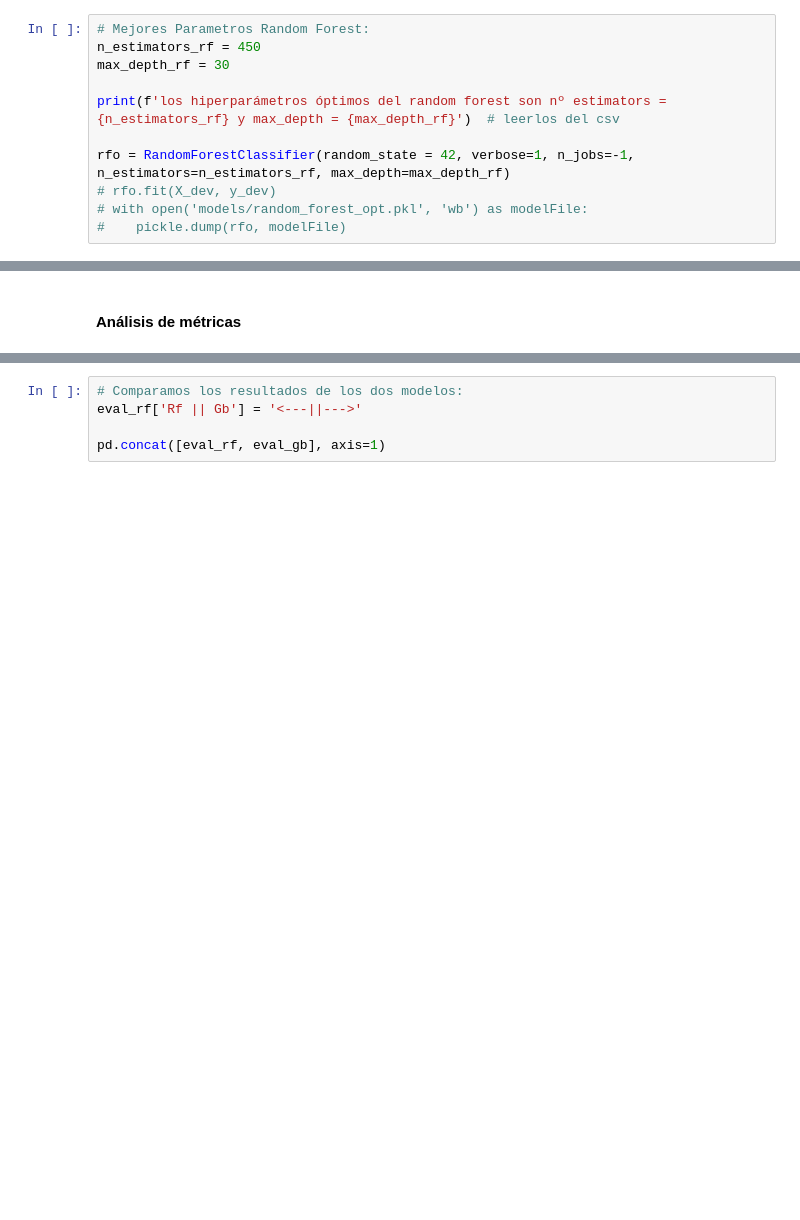
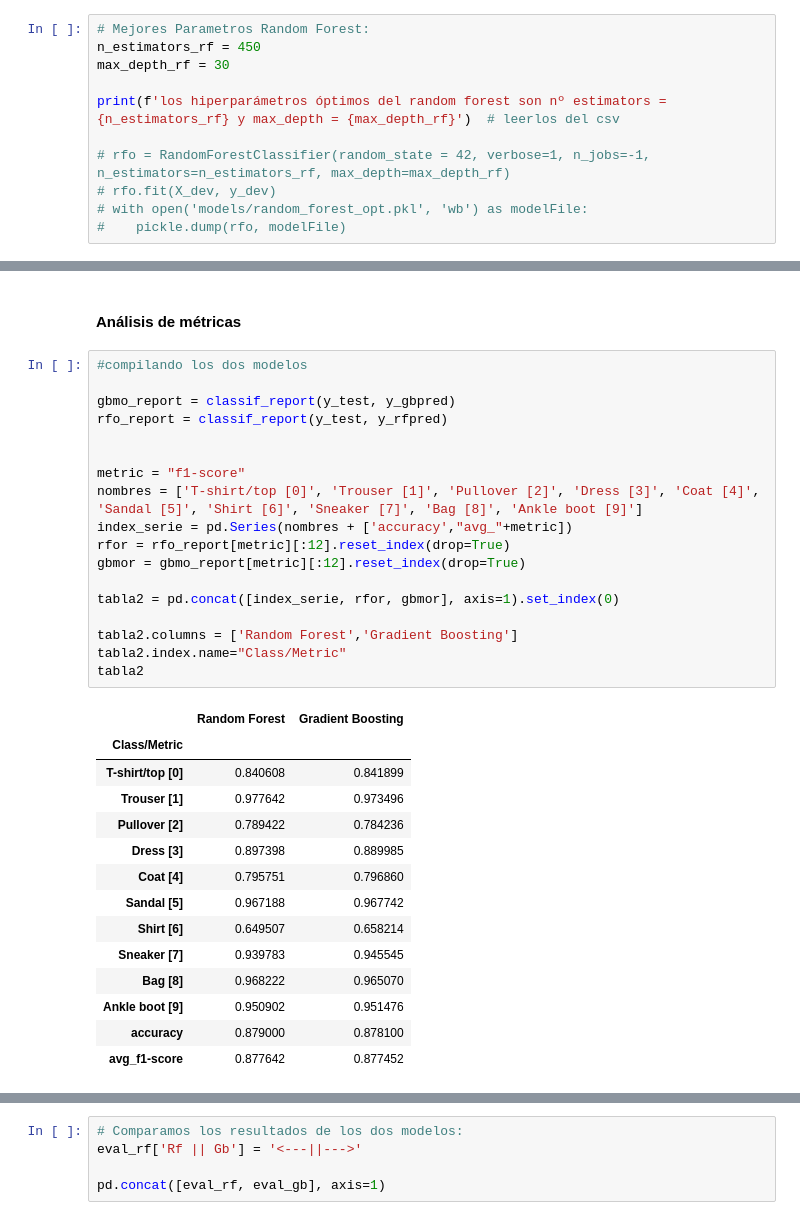
Before and after one commit to mcnanton/tp2AA, a Jupyter notebook: TP2AA.ipynb, the cells around one changed output, grey strips where cells are left out. Drawn from its saved outputs; the diff is of its cells as text; blank space fills up the shorter version.

```diff
--- a/TP2AA.ipynb
+++ b/TP2AA.ipynb
@@ -798,7 +813,7 @@ max_depth_rf = 30
 
 print(f'los hiperparámetros óptimos del random forest son nº estimators = {n_estimators_rf} y max_depth = {max_depth_rf}')  # leerlos del csv
 
-rfo = RandomForestClassifier(random_state = 42, verbose=1, n_jobs=-1, n_estimators=n_estimators_rf, max_depth=max_depth_rf)
+# rfo = RandomForestClassifier(random_state = 42, verbose=1, n_jobs=-1, n_estimators=n_estimators_rf, max_depth=max_depth_rf)
 # rfo.fit(X_dev, y_dev)
 # with open('models/random_forest_opt.pkl', 'wb') as modelFile:
 #    pickle.dump(rfo, modelFile)
@@ -921,3 +917,36 @@ eval_gb
 ### Comparación de modelos y Análisis de resultados en base a métricas elegidas
 # %% [markdown]
 #### Análisis de métricas
+# %%
+#compilando los dos modelos
+
+gbmo_report = classif_report(y_test, y_gbpred)
+rfo_report = classif_report(y_test, y_rfpred)
+
+
+metric = "f1-score"
+nombres = ['T-shirt/top [0]', 'Trouser [1]', 'Pullover [2]', 'Dress [3]', 'Coat [4]', 'Sandal [5]', 'Shirt [6]', 'Sneaker [7]', 'Bag [8]', 'Ankle boot [9]']
+index_serie = pd.Series(nombres + ['accuracy',"avg_"+metric])
+rfor = rfo_report[metric][:12].reset_index(drop=True)
+gbmor = gbmo_report[metric][:12].reset_index(drop=True)
+
+tabla2 = pd.concat([index_serie, rfor, gbmor], axis=1).set_index(0)
+
+tabla2.columns = ['Random Forest','Gradient Boosting']
+tabla2.index.name="Class/Metric"
+tabla2
+# %% [output]
+|  | Random Forest | Gradient Boosting |
+| Class/Metric |  |  |
+| T-shirt/top [0] | 0.840608 | 0.841899 |
+| Trouser [1] | 0.977642 | 0.973496 |
+| Pullover [2] | 0.789422 | 0.784236 |
+| Dress [3] | 0.897398 | 0.889985 |
+| Coat [4] | 0.795751 | 0.796860 |
+| Sandal [5] | 0.967188 | 0.967742 |
+| Shirt [6] | 0.649507 | 0.658214 |
+| Sneaker [7] | 0.939783 | 0.945545 |
+| Bag [8] | 0.968222 | 0.965070 |
+| Ankle boot [9] | 0.950902 | 0.951476 |
+| accuracy | 0.879000 | 0.878100 |
+| avg_f1-score | 0.877642 | 0.877452 |
```
Also changed, not shown: parts of 13 cells of this notebook, 2 other files.
